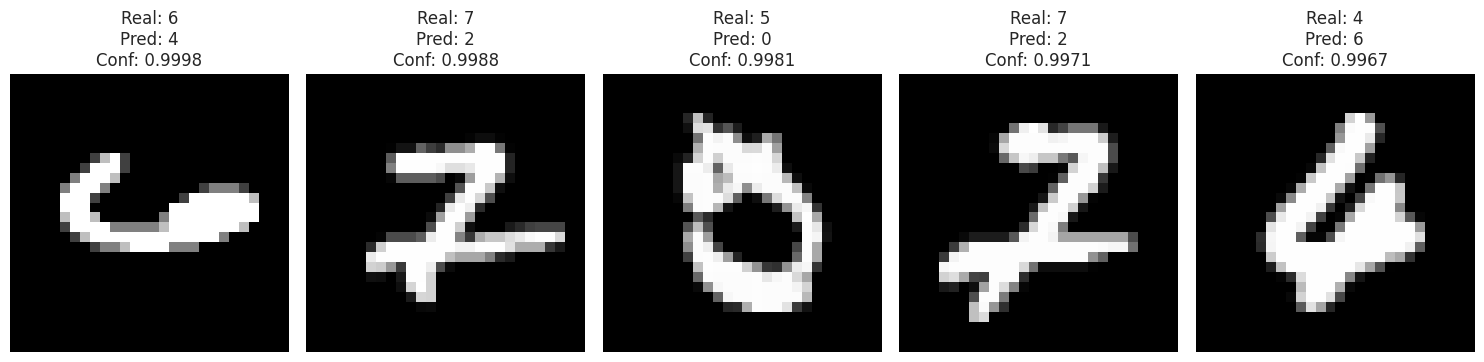
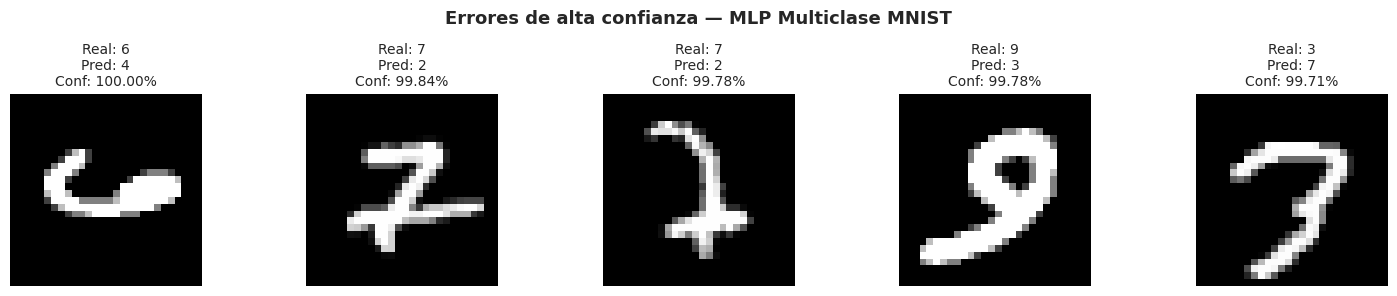
The notebook cell's code change between the first figure and the second:
--- before
+++ after
@@ -1,31 +1,43 @@
-# Identificar errores con alta confianza
-errores_idx = np.where(y_pred != y_true)[0]
-errores_alta_confianza = errores_idx[np.argsort(max_probs[errores_idx])][::-1]
+modelo_mc_pt.eval()
+with torch.no_grad():
+    logits    = modelo_mc_pt(torch.tensor(X_test_norm, dtype=torch.float32))
+    probs_all = torch.softmax(logits, dim=1).numpy()
+    y_pred    = logits.argmax(dim=1).numpy()
+    max_probs = probs_all.max(axis=1)
 
-print(f"Total de errores: {len(errores_idx)}\n")
+y_true = np.array(y_test_tensor)
+
+
+print(f"Total de errores: {(y_pred != y_true).sum()}\n")
 print("Pares de dígitos con mayor confusión (Top 3):")
 
-# Calculamos la matriz para extraer los pares que más se confunden
 cm = confusion_matrix(y_true, y_pred)
-cm_sin_diagonal = cm.copy()
-np.fill_diagonal(cm_sin_diagonal, 0)
+cm_off = cm.copy()
+np.fill_diagonal(cm_off, 0)
 
-for i in range(3):
-    idx = np.unravel_index(np.argmax(cm_sin_diagonal), cm_sin_diagonal.shape)
-    print(f"  - Real: {idx[0]}, Predicho: {idx[1]} ({cm_sin_diagonal[idx]} veces)")
-    # Ponemos en 0 ese par para poder buscar el siguiente máximo
-    cm_sin_diagonal[idx] = 0
+for _ in range(3):
+    r, c = np.unravel_index(np.argmax(cm_off), cm_off.shape)
+    print(f"  • Real: {r}  →  Predicho: {c}  ({cm_off[r, c]} veces)")
+    cm_off[r, c] = 0
 
-print("\nImágenes clasificadas incorrectamente con mayor confianza:")
 
-# 3. Mostrar 5 imágenes mal clasificadas con alta confianza
-plt.figure(figsize=(15, 5))
-for i, idx in enumerate(errores_alta_confianza[:5]):
-    # Usamos X_test_tensor_eval para recuperar los píxeles
-    img = X_test_tensor_eval[idx].reshape(28, 28)
-    plt.subplot(1, 5, i + 1)
-    plt.imshow(img, cmap='gray')
-    plt.title(f"Real: {y_true[idx]}\nPred: {y_pred[idx]}\nConf: {max_probs[idx]:.4f}")
-    plt.axis('off')
+errores_idx     = np.where(y_pred != y_true)[0]
+orden_conf      = np.argsort(max_probs[errores_idx])[::-1]
+top5            = errores_idx[orden_conf[:5]]
+
+print("\nImágenes clasificadas incorrectamente con mayor confianza:\n")
+fig, axes = plt.subplots(1, 5, figsize=(15, 3))
+fig.suptitle("Errores de alta confianza — MLP Multiclase MNIST",
+             fontsize=13, fontweight='bold')
+
+for ax, idx in zip(axes, top5):
+    img = X_test_norm[idx].reshape(28, 28)
+    ax.imshow(img, cmap='gray')
+    ax.set_title(
+        f"Real: {y_true[idx]}\nPred: {y_pred[idx]}\nConf: {max_probs[idx]:.2%}",
+        fontsize=10
+    )
+    ax.axis('off')
+
 plt.tight_layout()
 plt.show()

Commit: refactor: remove redundant utility functions and associated test files